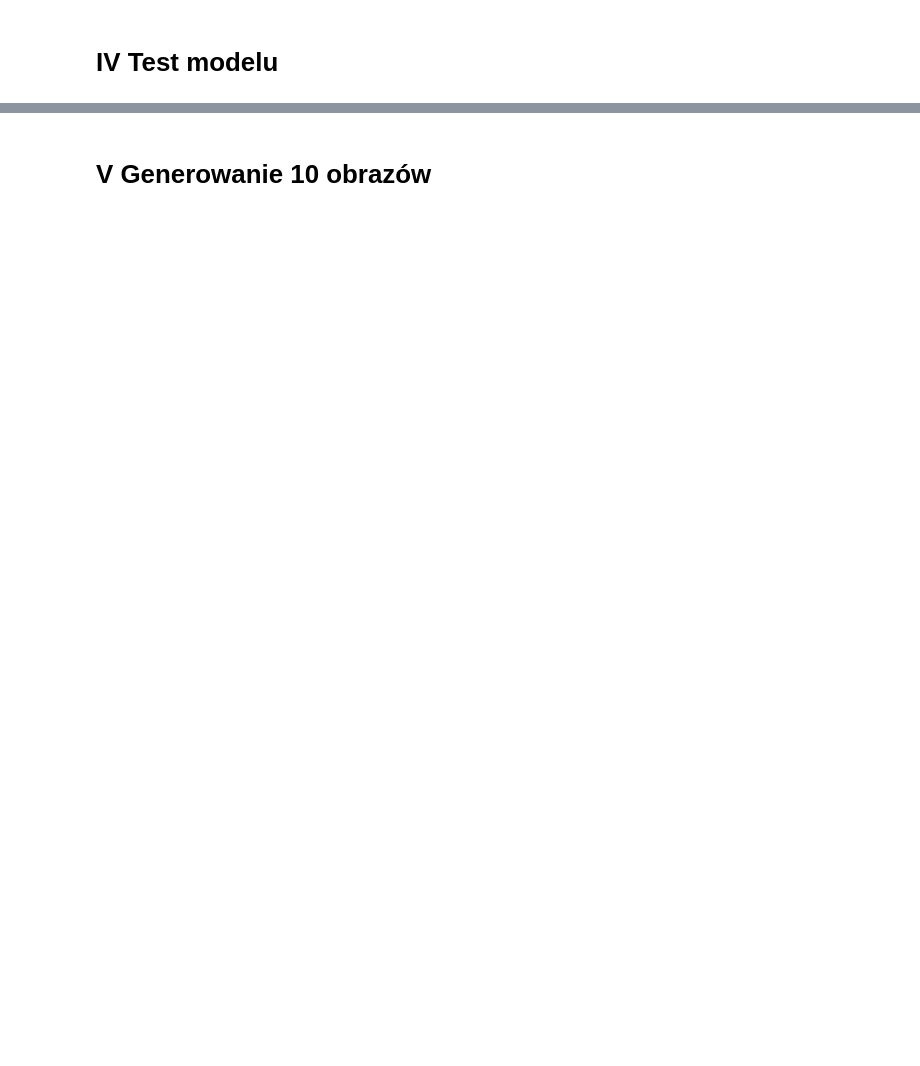
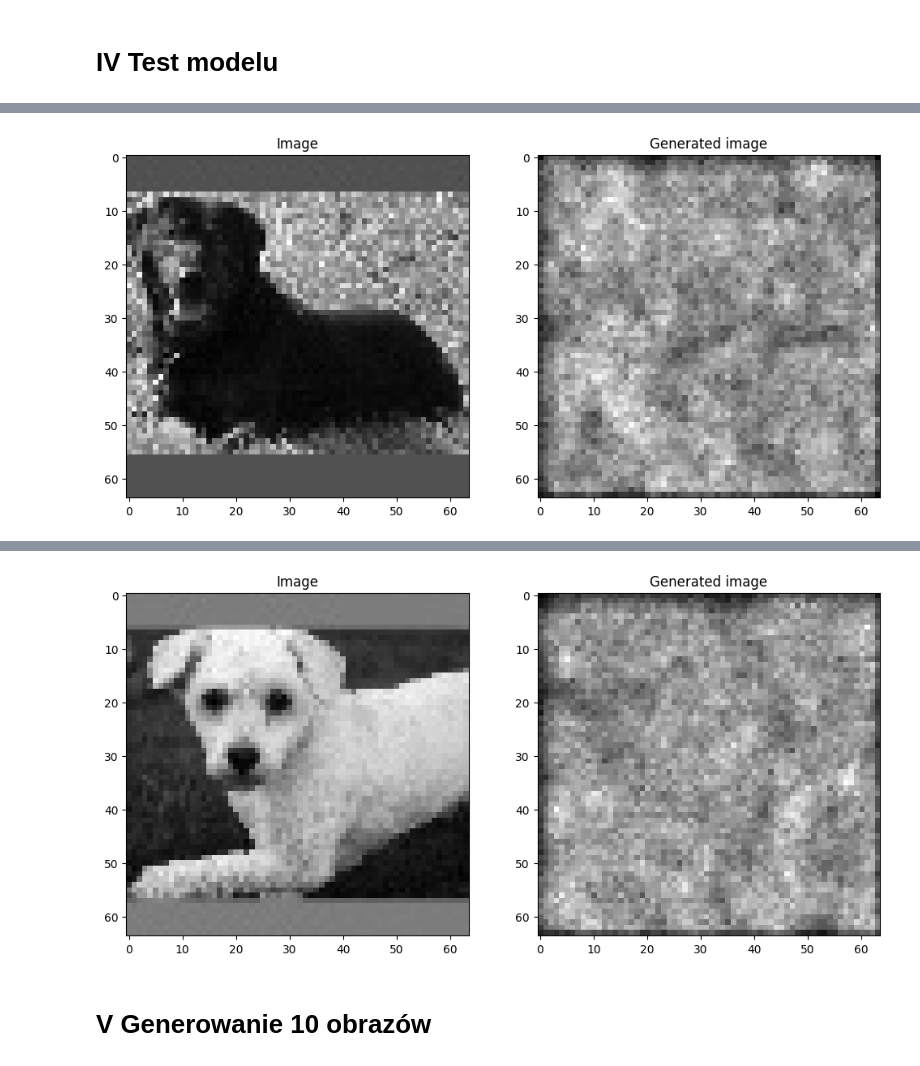
Before and after one commit to grepoz/vae-ug-homework, a Jupyter notebook: vae_clean_0.ipynb, the cells around one changed output, grey strips where cells are left out. Cells and saved outputs as stored; diff of their text form; code cells hidden in the pictures; blank space fills up the shorter version.

```diff
--- a/vae_clean_0.ipynb
+++ b/vae_clean_0.ipynb
@@ -412,0 +412,28 @@ test_loss=0.036255136132240295
+# %%
+import matplotlib.pyplot as plt
+
+def compare_images(image, generated_image):
+
+    fig, ax = plt.subplots(1,2, figsize=(12,6))
+
+    ax[0].imshow(image, cmap='gray')
+    ax[0].set_title('Image')
+    ax[1].imshow(generated_image, cmap='gray')
+    ax[1].set_title('Generated image')
+
+    plt.show()
+
+def generate_image(image):
+    encoded = model.encoder(image.reshape((1, 64, 64, 1)))
+    args = tf.split(encoded, num_or_size_splits=2, axis=1)
+    encoded = latent_reparam_sampling(args)
+
+    return model.decoder.predict(encoded)
+# %%
+sample_size = 2
+sample = np.random.randint(0, X_test.shape[0], sample_size)
+for i in range(sample_size):
+    decoded = generate_image(X_test[sample[i]])[0]
+    denormalized_image = X_test[sample[i]] * 255.0
+    compare_images(denormalized_image, decoded)
+# %% [output]
@@ -412,0 +441 @@ test_loss=0.036255136132240295
+[figure, added]
@@ -413,3 +443,4 @@ test_loss=0.036255136132240295
+[figure, added]
 # %% [markdown]
 # V Generowanie 10 obrazów
 # %%
```
Also changed, not shown: parts of 10 cells of this notebook.
